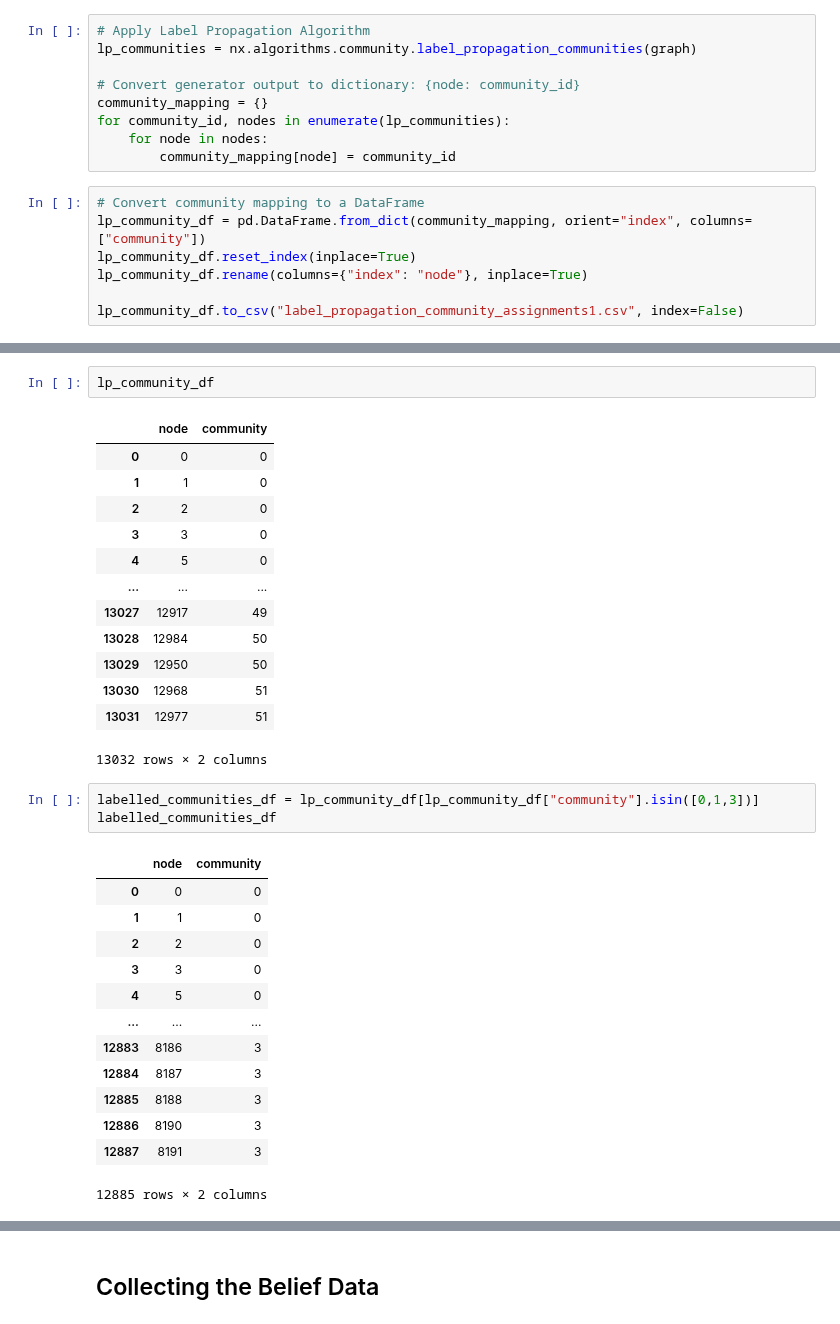
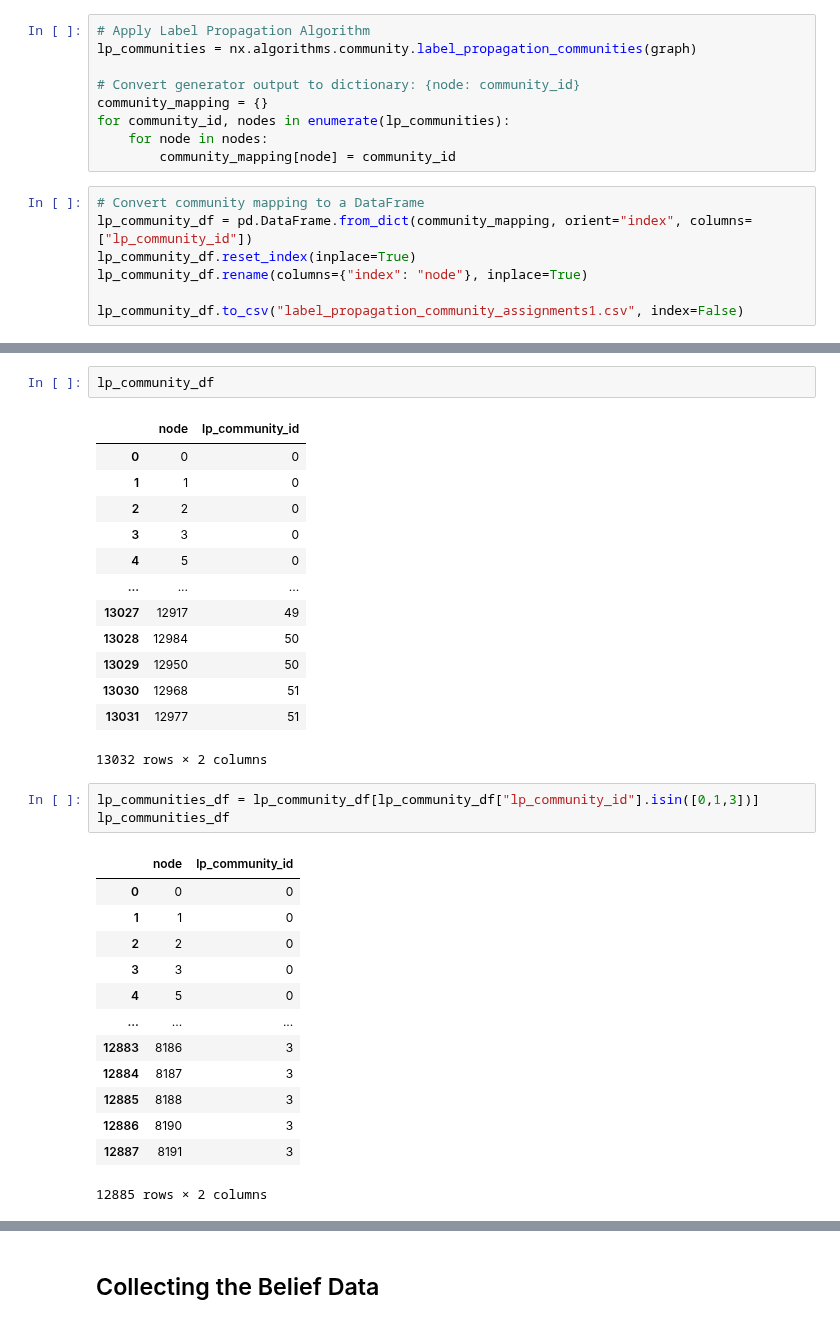
Before and after one commit to alexandroskoliousis/polygraphs, a Jupyter notebook: examples/francisbacon/community_analysis.ipynb, the cells around one changed output, grey strips where cells are left out. Cells and saved outputs as stored; diff of their text form.

```diff
--- a/examples/francisbacon/community_analysis.ipynb
+++ b/examples/francisbacon/community_analysis.ipynb
@@ -48,7 +48,7 @@ for community_id, nodes in enumerate(lp_communities):
         community_mapping[node] = community_id
 # %%
 # Convert community mapping to a DataFrame
-lp_community_df = pd.DataFrame.from_dict(community_mapping, orient="index", columns=["community"])
+lp_community_df = pd.DataFrame.from_dict(community_mapping, orient="index", columns=["lp_community_id"])
 lp_community_df.reset_index(inplace=True)
 lp_community_df.rename(columns={"index": "node"}, inplace=True)
 
@@ -85,7 +82,7 @@ plt.show()
 # %%
 lp_community_df
 # %% [output]
-|  | node | community |
+|  | node | lp_community_id |
 | 0 | 0 | 0 |
 | 1 | 1 | 0 |
 | 2 | 2 | 0 |
@@ -99,10 +96,10 @@ lp_community_df
 | 13031 | 12977 | 51 |
 13032 rows × 2 columns
 # %%
-labelled_communities_df = lp_community_df[lp_community_df["community"].isin([0,1,3])]
-labelled_communities_df
+lp_communities_df = lp_community_df[lp_community_df["lp_community_id"].isin([0,1,3])]
+lp_communities_df
 # %% [output]
-|  | node | community |
+|  | node | lp_community_id |
 | 0 | 0 | 0 |
 | 1 | 1 | 0 |
 | 2 | 2 | 0 |
```
Also changed, not shown: parts of 16 cells of this notebook.
